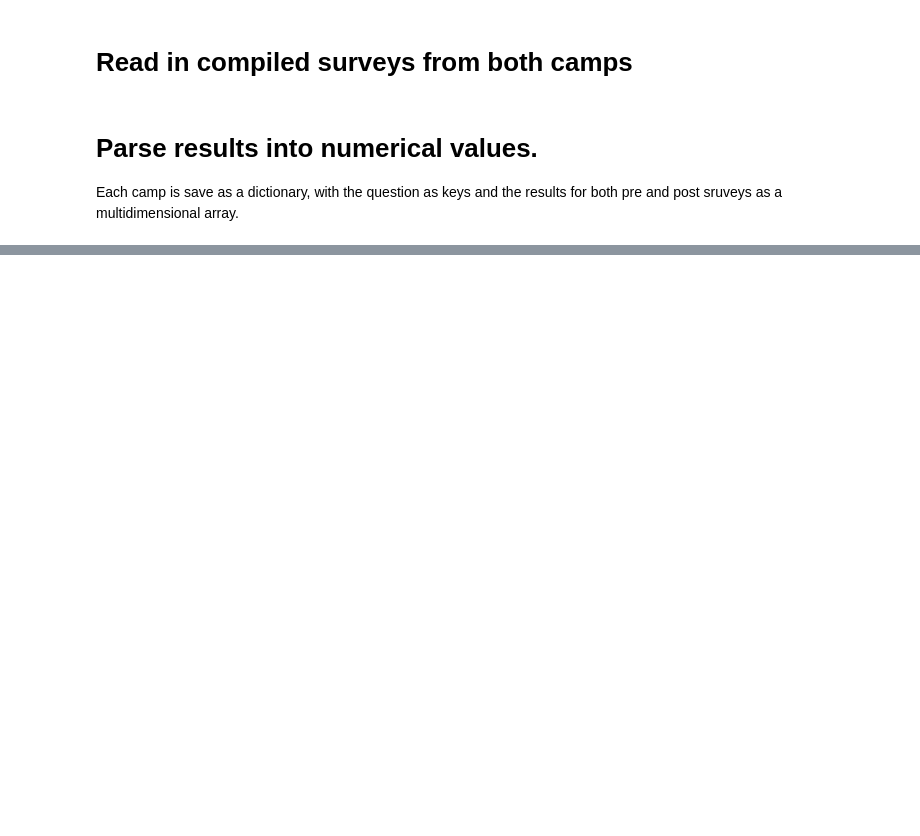
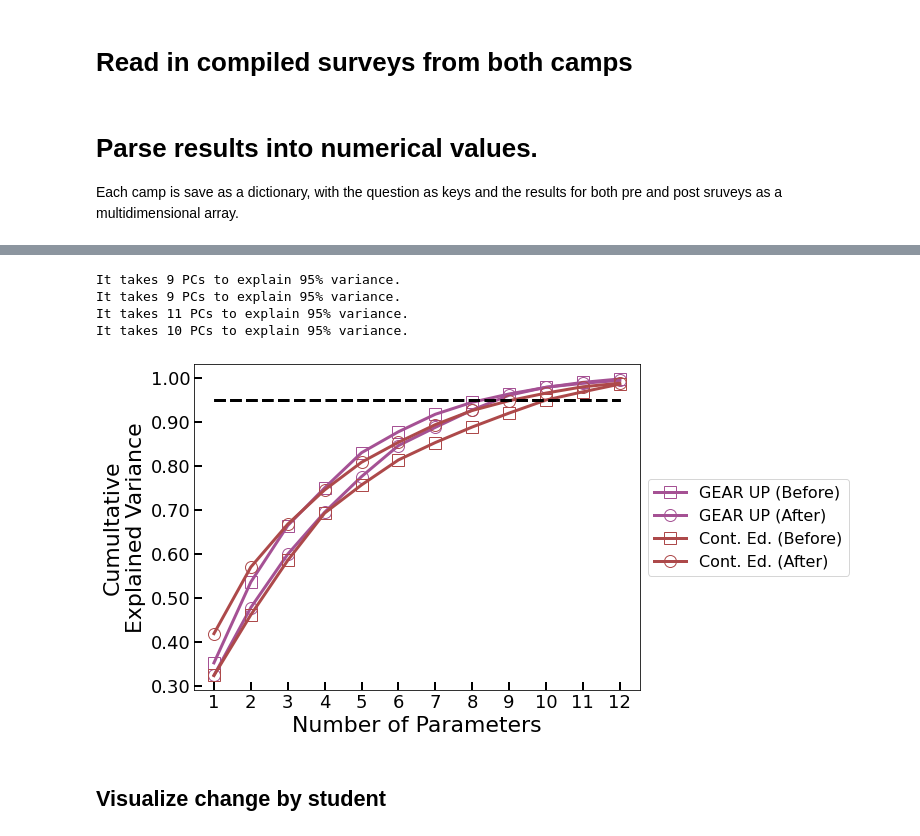
Before and after one commit to stetef/Nanocamp, a Jupyter notebook: Analysis.ipynb, the cells around one changed output, grey strips where cells are left out. Saved outputs shown, nothing was run; the diff lists cells and outputs as text; code cells hidden in the pictures; blank space fills up the shorter version.

```diff
--- a/Analysis.ipynb
+++ b/Analysis.ipynb
@@ -101,0 +162,49 @@ for i, camp in enumerate(['gearup', 'conted']):
+# %%
+def make_scree_plot(plot, data, n=5, threshold=0.95, marker='s',
+                    c=plt.cm.tab20b(17), label=None):
+    fig, ax = plot
+    pca = PCA()
+    pca_components = pca.fit_transform(data)
+
+    n_components = 0
+    x = np.arange(n) + 1
+    cdf = [np.sum(pca.explained_variance_ratio_[:i + 1]) for i in range(n)]
+    for i, val in enumerate(cdf):
+        if val > threshold:
+            print(f"It takes {i + 1} PCs to explain {int(threshold*100)}% variance.")
+            n_components = i + 1
+            break
+
+    ax.plot(x, cdf, linestyle='-', marker=marker, markersize=12, fillstyle='none',
+            color=c, linewidth=3, label=label)
+    ax.plot(x, np.ones(len(x)) * threshold, 'k--', linewidth=3)
+
+    xticks = np.arange(n) + 1
+
+    plt.xticks(xticks, fontsize=18)
+    plt.yticks(fontsize=18)
+    ax.yaxis.set_major_formatter(FormatStrFormatter('%.2f'))
+    plt.xlabel('Number of Parameters', fontsize=22)
+    plt.ylabel(f'Cumultative\nExplained Variance', fontsize=22)
+    ax.tick_params(direction='in', width=2, length=8)
+    if label is not None:
+        ax.legend(fontsize=16, bbox_to_anchor=(1, 0.5), loc='center left')
+
+    return n_components
+# %%
+fig, ax = plt.subplots(figsize=(8,6))
+colors = [plt.cm.tab20b(17), plt.cm.tab20b(13)]
+markers = ['s', 'o']
+for i, camp in enumerate(['GEAR UP', 'Cont. Ed.']):
+    for j, l in enumerate(['Before', 'After']):
+        make_scree_plot((fig, ax), np.array(list(DATA[i].values()))[:, j, :],
+                        n=12, threshold=0.95, c=colors[i], label=f'{camp} ({l})',
+                        marker=markers[j])
+# %% [output]
+It takes 9 PCs to explain 95% variance.
+It takes 9 PCs to explain 95% variance.
+It takes 11 PCs to explain 95% variance.
+It takes 10 PCs to explain 95% variance.
+[figure, added]
+# %% [markdown]
+## Visualize change by student
```
Also changed, not shown: parts of 8 cells of this notebook, 8 other files.
